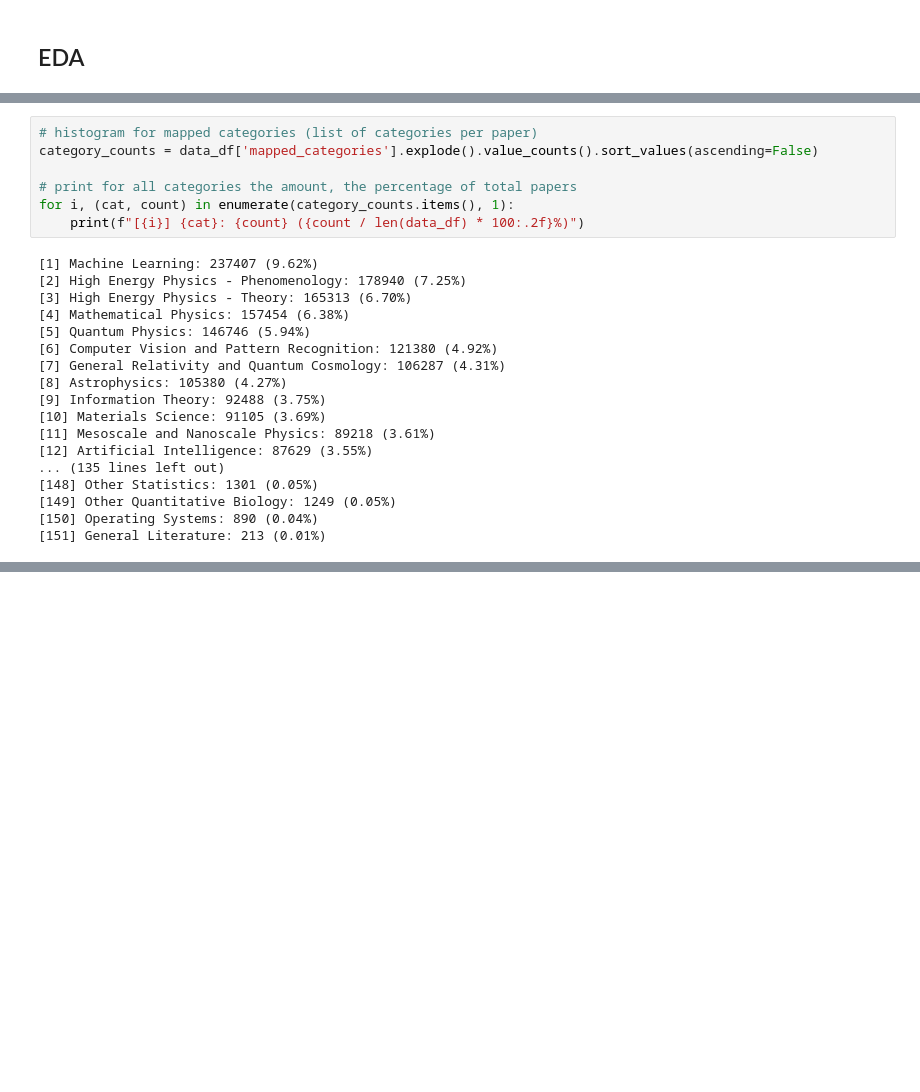
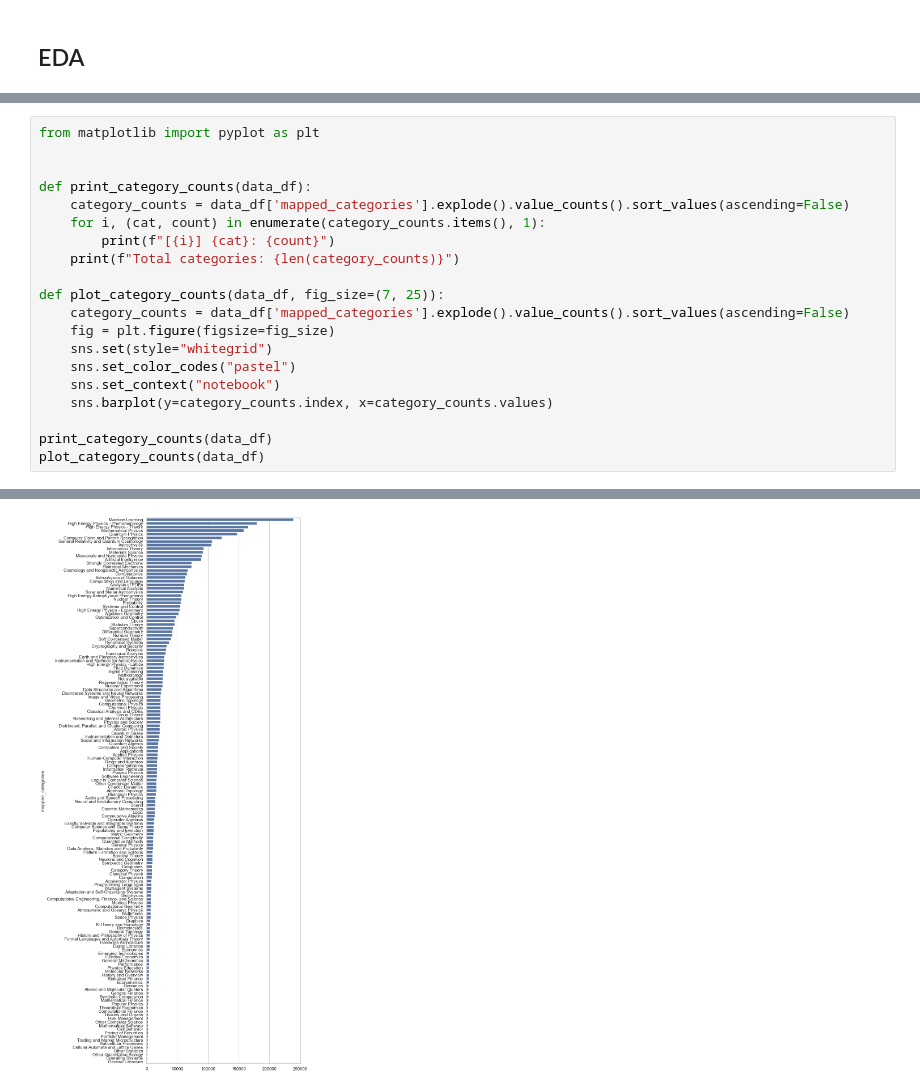
Before and after one commit to Gabriel9753/ArxivAbstractProject, a Jupyter notebook: src/eda.ipynb, the cells around one changed output, grey strips where cells are left out. Drawn from its saved outputs; the diff is of its cells as text; blank space fills up the shorter version.

```diff
--- a/src/eda.ipynb
+++ b/src/eda.ipynb
@@ -365,26 +220,22 @@ update_year
 Name: count, dtype: int64
-# %%
-# histogram for mapped categories (list of categories per paper)
-category_counts = data_df['mapped_categories'].explode().value_counts().sort_values(ascending=False)
-
-# print for all categories the amount, the percentage of total papers
-for i, (cat, count) in enumerate(category_counts.items(), 1):
-    print(f"[{i}] {cat}: {count} ({count / len(data_df) * 100:.2f}%)")
-# %% [output]
-[1] Machine Learning: 237407 (9.62%)
-[2] High Energy Physics - Phenomenology: 178940 (7.25%)
-[3] High Energy Physics - Theory: 165313 (6.70%)
-[4] Mathematical Physics: 157454 (6.38%)
-[5] Quantum Physics: 146746 (5.94%)
-[6] Computer Vision and Pattern Recognition: 121380 (4.92%)
-[7] General Relativity and Quantum Cosmology: 106287 (4.31%)
-[8] Astrophysics: 105380 (4.27%)
-[9] Information Theory: 92488 (3.75%)
-[10] Materials Science: 91105 (3.69%)
-[11] Mesoscale and Nanoscale Physics: 89218 (3.61%)
-[12] Artificial Intelligence: 87629 (3.55%)
-... (135 lines left out)
-[148] Other Statistics: 1301 (0.05%)
-[149] Other Quantitative Biology: 1249 (0.05%)
-[150] Operating Systems: 890 (0.04%)
-[151] General Literature: 213 (0.01%)
+# %%
+from matplotlib import pyplot as plt
+
+
+def print_category_counts(data_df):
+    category_counts = data_df['mapped_categories'].explode().value_counts().sort_values(ascending=False)
+    for i, (cat, count) in enumerate(category_counts.items(), 1):
+        print(f"[{i}] {cat}: {count}")
+    print(f"Total categories: {len(category_counts)}")
+
+def plot_category_counts(data_df, fig_size=(7, 25)):
+    category_counts = data_df['mapped_categories'].explode().value_counts().sort_values(ascending=False)
+    fig = plt.figure(figsize=fig_size)
+    sns.set(style="whitegrid")
+    sns.set_color_codes("pastel")
+    sns.set_context("notebook")
+    sns.barplot(y=category_counts.index, x=category_counts.values)
+
+print_category_counts(data_df)
+plot_category_counts(data_df)
+# %% [output]
@@ -390,0 +259 @@ for i, (cat, count) in enumerate(category_counts.items(), 1):
+[figure, added]
```
Also changed, not shown: parts of 43 cells of this notebook, 6 other files.
